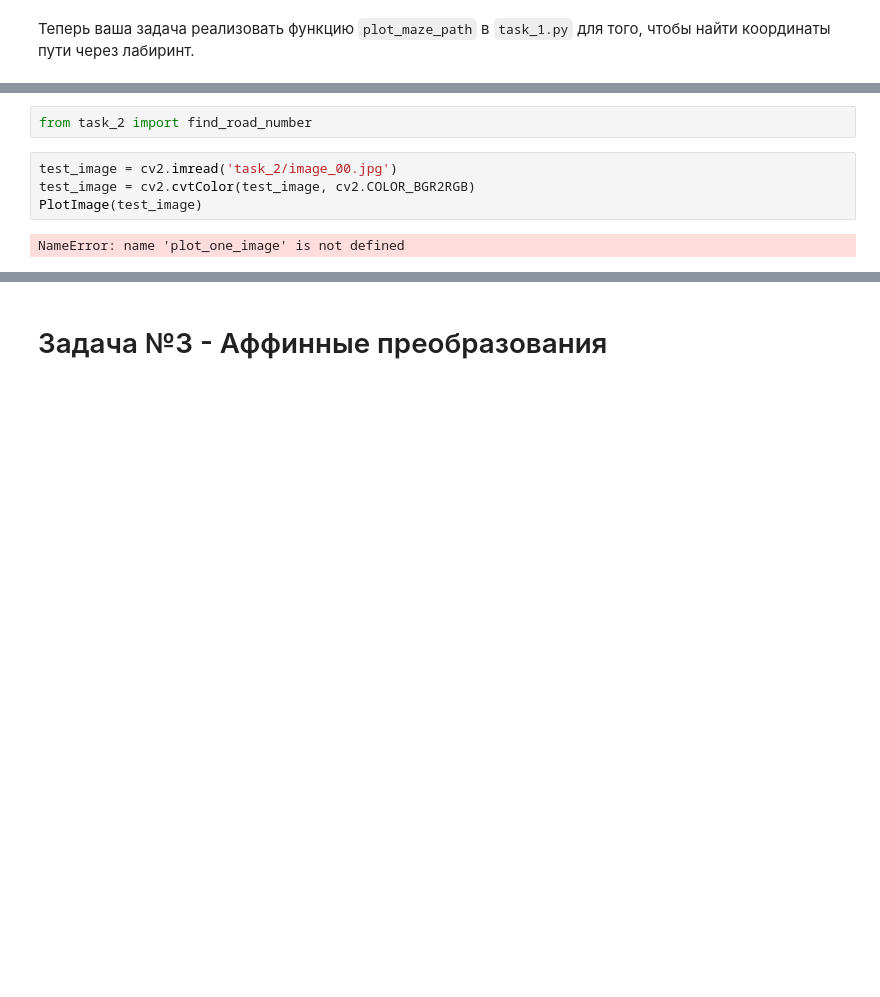
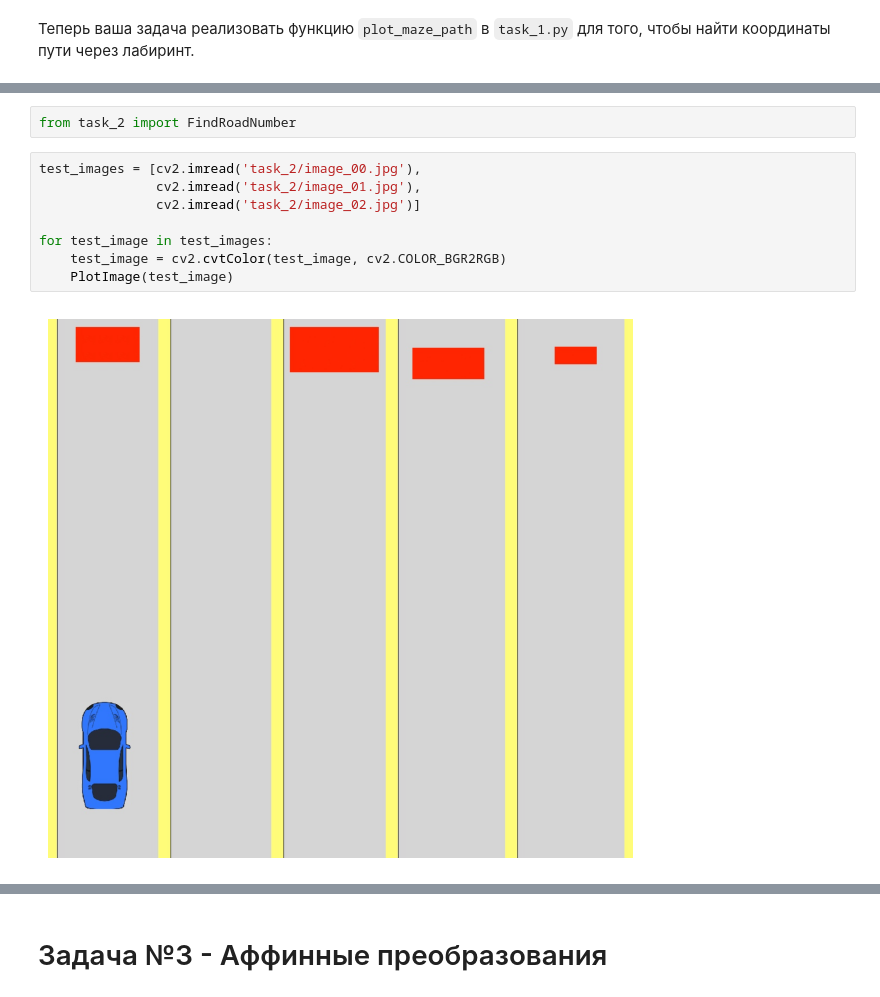
Before and after one commit to Stargazer2005/cv_mipt_major, a Jupyter notebook: 01_first_images/homework/homework_01.ipynb, the cells around one changed output, grey strips where cells are left out. Saved outputs shown, nothing was run; the diff lists cells and outputs as text; blank space fills up the shorter version.

Commit message:
homework: task_2 done

```diff
--- a/01_first_images/homework/homework_01.ipynb
+++ b/01_first_images/homework/homework_01.ipynb
@@ -130,10 +130,14 @@ __Оценка:__
     <td> <img src="https://i.ibb.co/Z6m4XFz/image_01.jpg" alt="Drawing" style="width: 200px;"/> </td>
 </tr></table>
 # %%
-from task_2 import find_road_number
+from task_2 import FindRoadNumber
 # %%
-test_image = cv2.imread('task_2/image_00.jpg')
-test_image = cv2.cvtColor(test_image, cv2.COLOR_BGR2RGB)
-PlotImage(test_image)
+test_images = [cv2.imread('task_2/image_00.jpg'),
+               cv2.imread('task_2/image_01.jpg'),
+               cv2.imread('task_2/image_02.jpg')]
+
+for test_image in test_images:
+    test_image = cv2.cvtColor(test_image, cv2.COLOR_BGR2RGB)
+    PlotImage(test_image)
 # %% [output]
-NameError: name 'plot_one_image' is not defined
+[figure, added]
```
Also changed, not shown: parts of 7 cells of this notebook, 1 other file.
